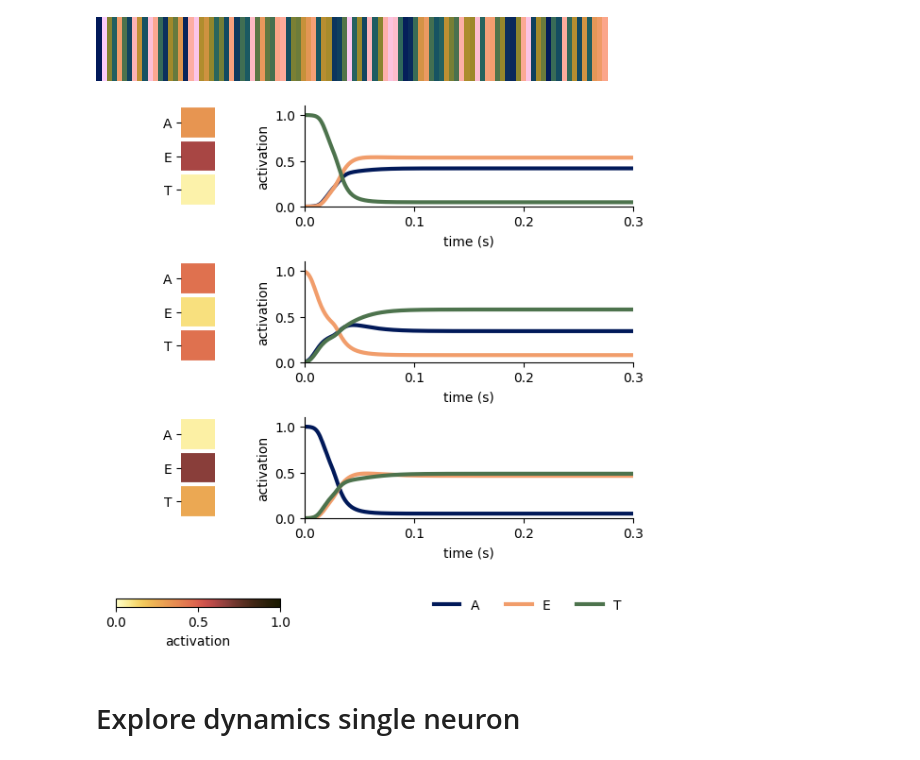
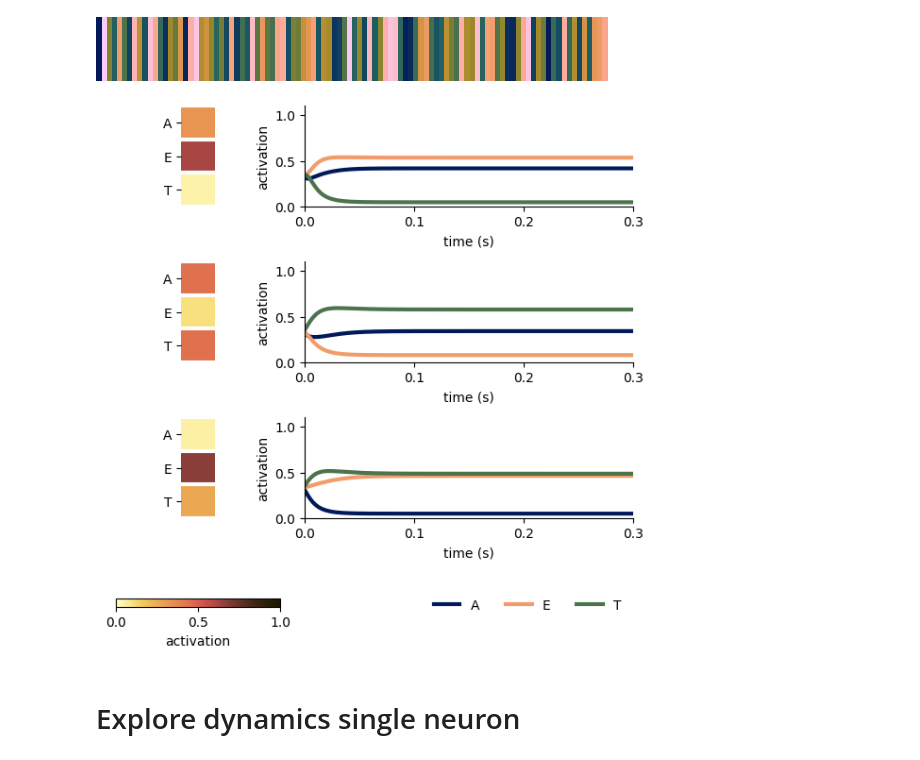
Before and after one commit to katduecker/dnn_osci, a Jupyter notebook: DynNN_figures_thesis.ipynb, the cells around one changed output. Drawn from its saved outputs; the diff is of its cells as text; code cells hidden in the pictures.

```diff
--- a/DynNN_figures_thesis.ipynb
+++ b/DynNN_figures_thesis.ipynb
@@ -555,35 +555,35 @@ for i,comp_inp in enumerate(inp_combi):
   axs[i,0].grid(which="minor", color="w", linestyle='-', linewidth=3)
   axs[i,0].tick_params(which='minor', bottom=False, left=False)
 
 
   # time course
-  Z1t,Z2t,H1t,R1t,H2t,R2t,Ot = euler_dyn_2layer(model2,inpt, params, timevec, alpha_params,DEVICE,inp_on=t_start,start_fix=True)
+  Z1t,Z2t,H1t,R1t,H2t,R2t,Ot = euler_dyn_2layer(model2,inpt, params, timevec, alpha_params,DEVICE,inp_on=t_start,start_fix=False)
 
   l = [None]*3
   for io,o in enumerate(Ot):
     l[io], = axs[i,1].plot(timevec,o[t+1:],linewidth=3,color=lpcm[io],label=label[io])
   axs[i,1].set_ylim((0,1))
   axs[i,1].set_xlim((0,0.3))
   axs[i,1].set_xticks(np.arange(0,0.31,0.1))
 
   axs[i,1].spines[['top','right']].set_visible(False)
   axs[i,1].set_ylabel('activation')
   axs[i,1].set_ylim(0,1.1)
   axs[i,1].set_xlabel('time (s)')
 
 axs[3,0].axis('off')
 axs[3,1].axis('off')
 axs[3,1].legend(l,label,loc="lower right",ncol = 3,frameon=False)
 cb = fig.colorbar(imfig,ax=axs[3,0],orientation='horizontal',fraction=.5)
 cb.set_label('activation')
 cb.set_ticks((0,0.5,1))
 
 fig.tight_layout()
 
 fig.savefig('/content/drive/MyDrive/bottleneck_problem.svg')
 fig.savefig('/content/drive/MyDrive/bottleneck_problem.png')
 # %% [output]
-[figure, old version]
+[figure, new version]
 # %% [markdown]
 # Explore dynamics single neuron
 # %% [markdown]
```
